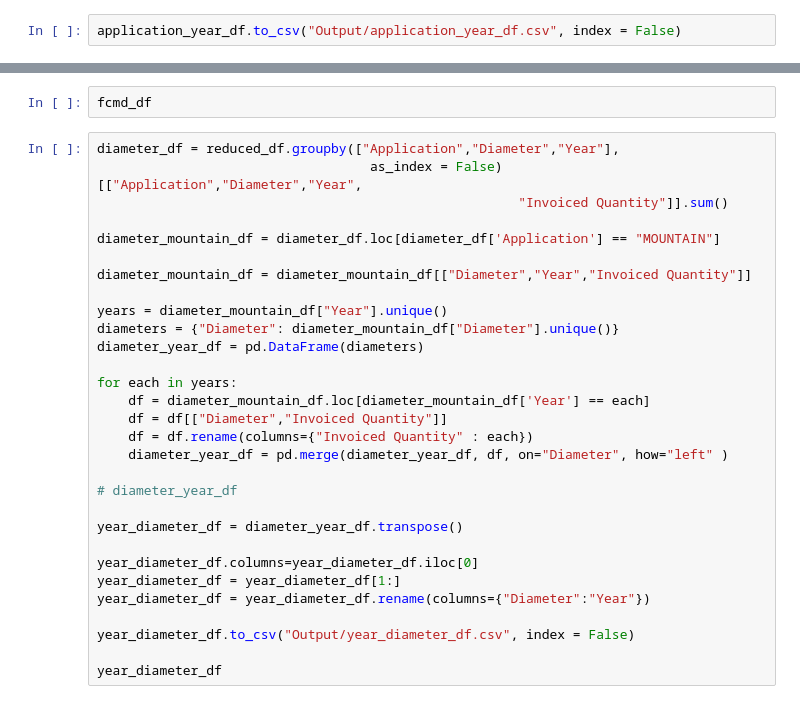
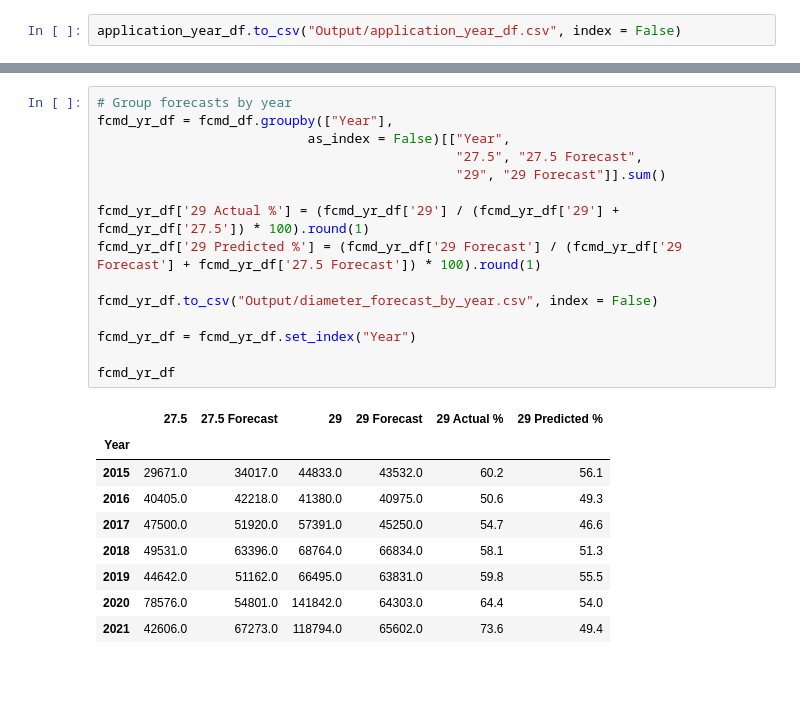
Before and after one commit to 2Delta/GT-Coding-Boot-Camp_Project-1, a Jupyter notebook: Project_01_BicycleSales_01.ipynb, the cells around one changed output, grey strips where cells are left out. Cells and saved outputs as stored; diff of their text form; blank space fills up the shorter version.

```diff
--- a/Project_01_BicycleSales_01.ipynb
+++ b/Project_01_BicycleSales_01.ipynb
@@ -345,32 +505,25 @@ print(f"MAE: {mae_test}")
-# %%
-fcmd_df
-# %%
-diameter_df = reduced_df.groupby(["Application","Diameter","Year"],
-                                   as_index = False)[["Application","Diameter","Year",
-                                                      "Invoiced Quantity"]].sum()
-
-diameter_mountain_df = diameter_df.loc[diameter_df['Application'] == "MOUNTAIN"]
-
-diameter_mountain_df = diameter_mountain_df[["Diameter","Year","Invoiced Quantity"]]
-
-years = diameter_mountain_df["Year"].unique()
-diameters = {"Diameter": diameter_mountain_df["Diameter"].unique()}
-diameter_year_df = pd.DataFrame(diameters)
-
-for each in years:
-    df = diameter_mountain_df.loc[diameter_mountain_df['Year'] == each]
-    df = df[["Diameter","Invoiced Quantity"]]
-    df = df.rename(columns={"Invoiced Quantity" : each})
-    diameter_year_df = pd.merge(diameter_year_df, df, on="Diameter", how="left" )
-
-# diameter_year_df
-
-year_diameter_df = diameter_year_df.transpose()
-
-year_diameter_df.columns=year_diameter_df.iloc[0]
-year_diameter_df = year_diameter_df[1:]
-year_diameter_df = year_diameter_df.rename(columns={"Diameter":"Year"})
-
-year_diameter_df.to_csv("Output/year_diameter_df.csv", index = False)
-
-year_diameter_df
+# %%
+# Group forecasts by year
+fcmd_yr_df = fcmd_df.groupby(["Year"],
+                           as_index = False)[["Year",
+                                              "27.5", "27.5 Forecast",
+                                              "29", "29 Forecast"]].sum()
+
+fcmd_yr_df['29 Actual %'] = (fcmd_yr_df['29'] / (fcmd_yr_df['29'] + fcmd_yr_df['27.5']) * 100).round(1)
+fcmd_yr_df['29 Predicted %'] = (fcmd_yr_df['29 Forecast'] / (fcmd_yr_df['29 Forecast'] + fcmd_yr_df['27.5 Forecast']) * 100).round(1)
+
+fcmd_yr_df.to_csv("Output/diameter_forecast_by_year.csv", index = False)
+
+fcmd_yr_df = fcmd_yr_df.set_index("Year")
+
+fcmd_yr_df
+# %% [output]
+|  | 27.5 | 27.5 Forecast | 29 | 29 Forecast | 29 Actual % | 29 Predicted % |
+| Year |  |  |  |  |  |  |
+| 2015 | 29671.0 | 34017.0 | 44833.0 | 43532.0 | 60.2 | 56.1 |
+| 2016 | 40405.0 | 42218.0 | 41380.0 | 40975.0 | 50.6 | 49.3 |
+| 2017 | 47500.0 | 51920.0 | 57391.0 | 45250.0 | 54.7 | 46.6 |
+| 2018 | 49531.0 | 63396.0 | 68764.0 | 66834.0 | 58.1 | 51.3 |
+| 2019 | 44642.0 | 51162.0 | 66495.0 | 63831.0 | 59.8 | 55.5 |
+| 2020 | 78576.0 | 54801.0 | 141842.0 | 64303.0 | 64.4 | 54.0 |
+| 2021 | 42606.0 | 67273.0 | 118794.0 | 65602.0 | 73.6 | 49.4 |
```
Also changed, not shown: parts of 31 cells of this notebook, 4 other files.
